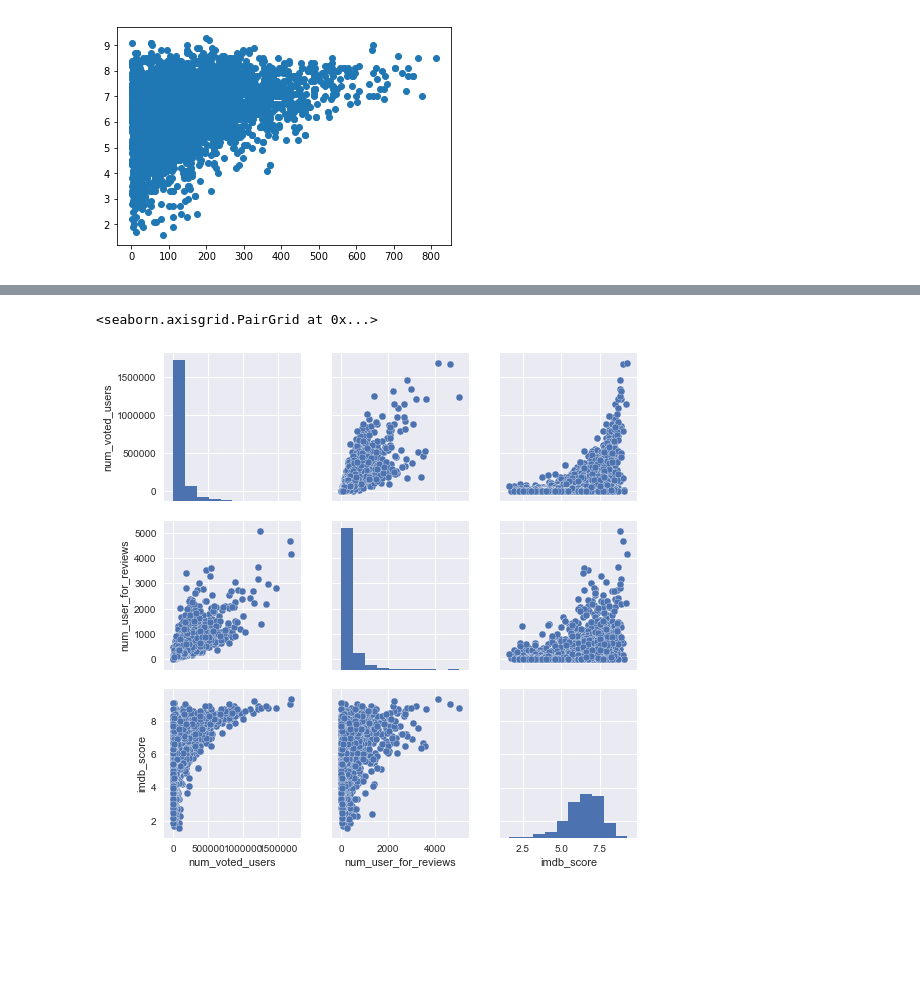
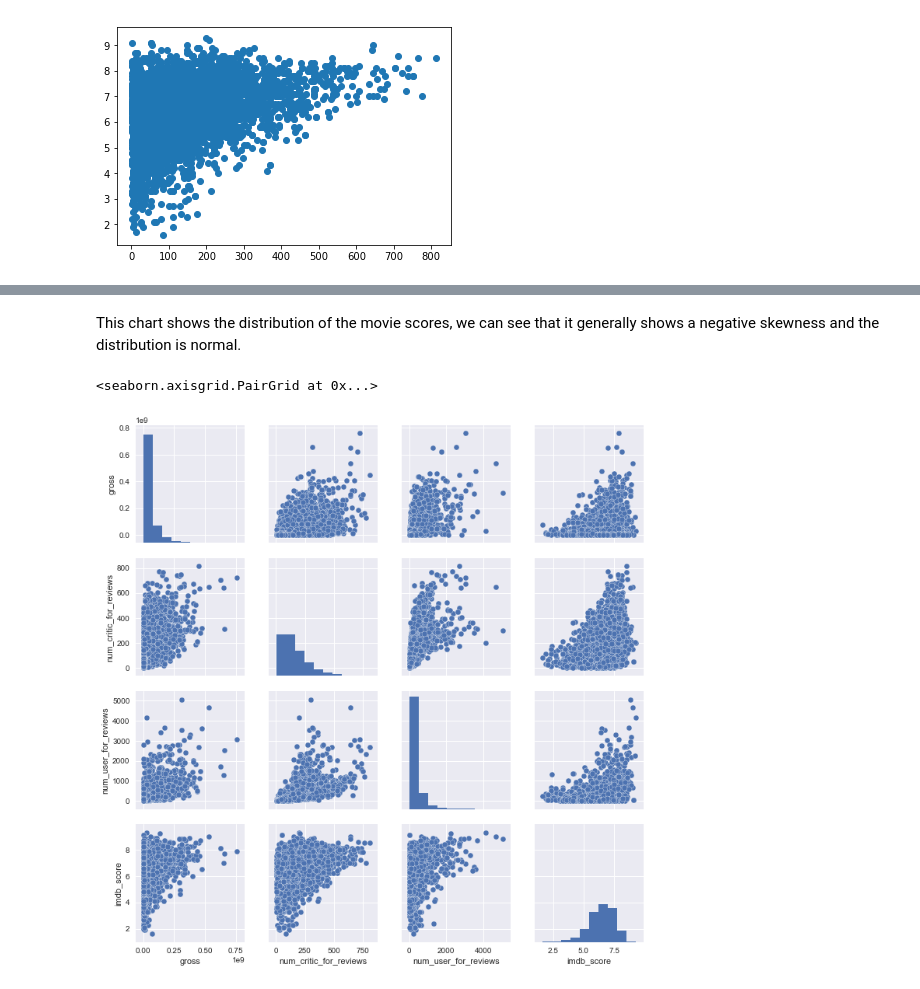
Before and after one commit to zhangtongds/IMDB-ratings-prediction, a Jupyter notebook: Prep course - Capstone.ipynb, the cells around one changed output, grey strips where cells are left out. Saved outputs shown, nothing was run; the diff lists cells and outputs as text; code cells hidden in the pictures; blank space fills up the shorter version.

```diff
--- a/Prep course - Capstone.ipynb
+++ b/Prep course - Capstone.ipynb
@@ -123,5 +158,7 @@ plt.title('IMDB Score')
+# %% [markdown]
+This chart shows the distribution of the movie scores, we can see that it generally shows a negative skewness and the distribution is normal.
 # %%
-sns.pairplot(df[['num_voted_users','num_user_for_reviews','imdb_score']].dropna())
+sns.pairplot(df[['gross', 'num_critic_for_reviews', 'num_user_for_reviews','imdb_score']].dropna())
 # %% [output]
 <seaborn.axisgrid.PairGrid at 0x...>
-[figure, old version]
+[figure, new version]
```
Also changed, not shown: parts of 17 cells of this notebook.
